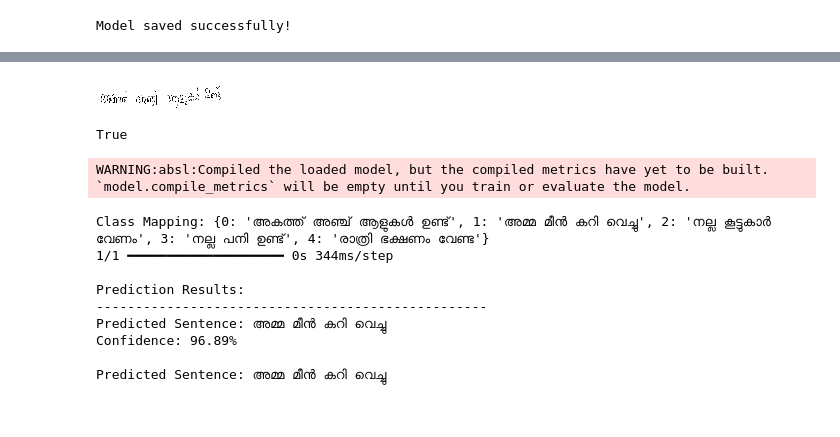
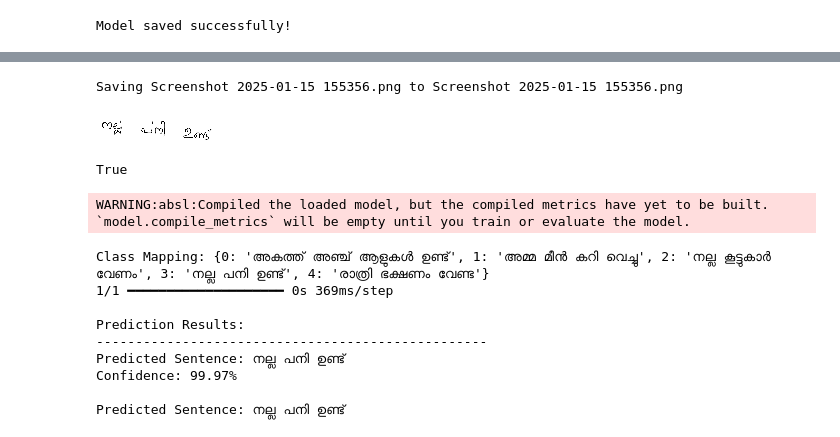
Before and after one commit to AyrusCodes/Main-Project, a Jupyter notebook: New_Code.ipynb, the cells around one changed output, grey strips where cells are left out. Saved outputs shown, nothing was run; the diff lists cells and outputs as text; code cells hidden in the pictures.

```diff
--- a/New_Code.ipynb
+++ b/New_Code.ipynb
@@ -167,7 +167,10 @@ WARNING:absl:You are saving your model as an HDF5 file via `model.save()` or `ke
 Model saved successfully!
 # %%
 import cv2
+from google.colab import files
 from google.colab.patches import cv2_imshow
+import io
+import numpy as np
 
 # Function to preprocess the image
 def preprocess_image(image_path, target_width=128, target_height=32, scale_factor=1.5):
@@ -206,8 +209,13 @@ def preprocess_image(image_path, target_width=128, target_height=32, scale_facto
     # Return the preprocessed image
     return img_normalized
 
-# Example usage:
-image_path = '/content/Screenshot 2025-01-15 155508.png'  # Replace with your image path
+# Upload the image
+uploaded = files.upload()
+
+# Get the uploaded image's file path
+image_path = next(iter(uploaded))
+
+# Process the uploaded image
 preprocessed_image = preprocess_image(image_path)
 
 # Save the processed image as a new file (optional)
@@ -216,5 +225,6 @@ cv2.imwrite('processed_output_scaled.jpg', preprocessed_image[0, :, :, 0])  # Sa
+Saving Screenshot 2025-01-15 155356.png to Screenshot 2025-01-15 155356.png
-[figure, old version]
+[figure, new version]
-True
+True
 # %%
 import tensorflow as tf
 import numpy as np
@@ -256,11 +266,11 @@ print(f"\nPredicted Sentence: {predicted_sentence}")
 # %% [output]
 WARNING:absl:Compiled the loaded model, but the compiled metrics have yet to be built. `model.compile_metrics` will be empty until you train or evaluate the model.
 Class Mapping: {0: 'അകത്ത് അഞ്ച് ആളുകൾ ഉണ്ട്', 1: 'അമ്മ മീൻ കറി വെച്ചു', 2: 'നല്ല കൂട്ടുകാർ വേണം', 3: 'നല്ല പനി ഉണ്ട്', 4: 'രാത്രി ഭക്ഷണം വേണ്ട'}
-1/1 ━━━━━━━━━━━━━━━━━━━━ 0s 344ms/step
+1/1 ━━━━━━━━━━━━━━━━━━━━ 0s 369ms/step
 
 Prediction Results:
 --------------------------------------------------
-Predicted Sentence: അമ്മ മീൻ കറി വെച്ചു
-Confidence: 96.89%
+Predicted Sentence: നല്ല പനി ഉണ്ട്
+Confidence: 99.97%
 
-Predicted Sentence: അമ്മ മീൻ കറി വെച്ചു
+Predicted Sentence: നല്ല പനി ഉണ്ട്
```
Also changed, not shown: parts of 1 cell of this notebook.
